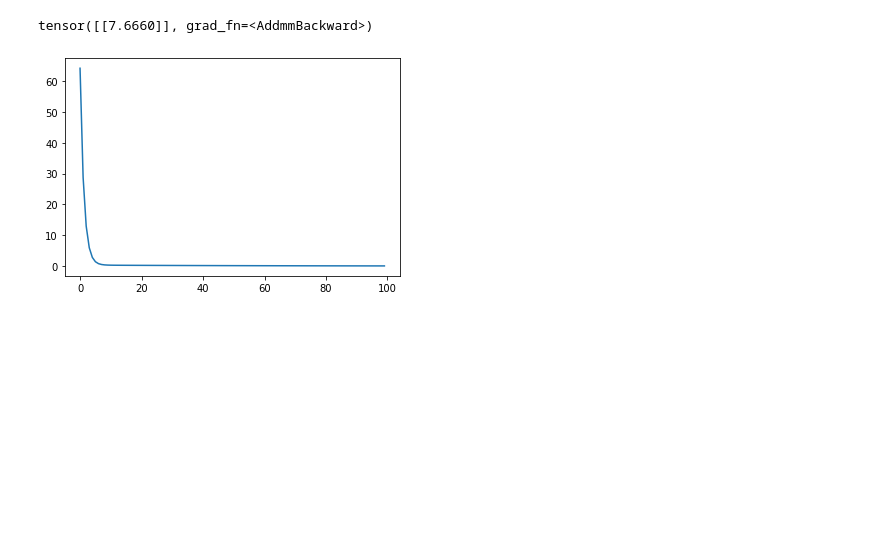
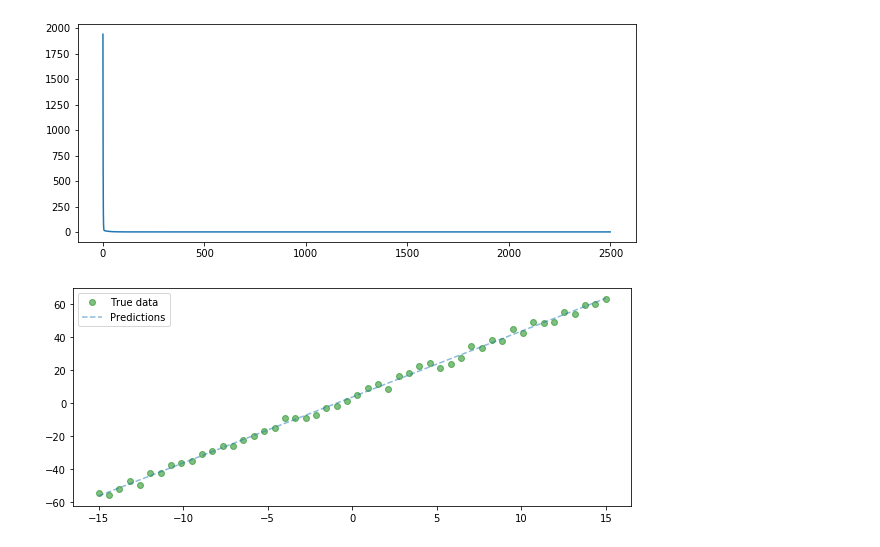
Before and after one commit to maldonadoq/machine, a Jupyter notebook: pytorch/linear-regression.ipynb, the cells around one changed output. Drawn from its saved outputs; the diff is of its cells as text; code cells hidden in the pictures; blank space fills up the shorter version.

```diff
--- a/pytorch/linear-regression.ipynb
+++ b/pytorch/linear-regression.ipynb
@@ -20,25 +36,28 @@ model = Model()
 # %%
-criterion = torch.nn.MSELoss(reduction='sum')
+model = Model()
+criterion = torch.nn.MSELoss()
 optimizer = torch.optim.SGD(model.parameters(), lr=0.01)
 # %%
 # Training loop
-epochs = 100
+epochs = 2500
 
 lossV = []
 
 for epoch in range(epochs):
+    # 0) Clear gradient buffers
+    optimizer.zero_grad()
+
     # 1) Forward pass: Compute predicted y by passing x to the model
-    yP = model(xD)
+    yP = model(x)
 
     # 2) Compute and print loss
-    loss = criterion(yP, yD)
-    lossV.append(loss)
+    loss = criterion(y, yP)
+    lossV.append(loss.item())
 
-    if(epoch % 10 == 0):
+    if(epoch % 100 == 0):
         print(f'Epoch: {epoch} | Loss: {loss.item()} ')
 
     # Zero gradients, perform a backward pass, and update the weights.
-    optimizer.zero_grad()
     loss.backward()
     optimizer.step()
 # %% [output]
@@ -55,10 +81,16 @@ Epoch: 90 | Loss: 0.09619094431400299
-# %%
-yT = model(tensor([[4.0]]))
-print(yT)
-# %% [output]
-tensor([[7.6660]], grad_fn=<AddmmBackward>)
-# %%
-plt.plot(range(epochs), lossV)
-plt.show()
-# %% [output]
-[figure, removed]
+# %%
+with torch.no_grad():
+    yP = model(x)
+
+plt.figure(figsize=(10,4))
+plt.plot(range(epochs), lossV)
+plt.show()
+
+plt.figure(figsize=(10,4))
+plt.plot(x.data.numpy(), y.data.numpy(), 'go', label='True data', alpha=0.5)
+plt.plot(x.data.numpy(), yP.data.numpy(), '--', label='Predictions', alpha=0.5)
+plt.legend(loc='best')
+plt.show()
+# %% [output]
+[figure, added]
+[figure, added]
```
Also changed, not shown: parts of 6 cells of this notebook.
